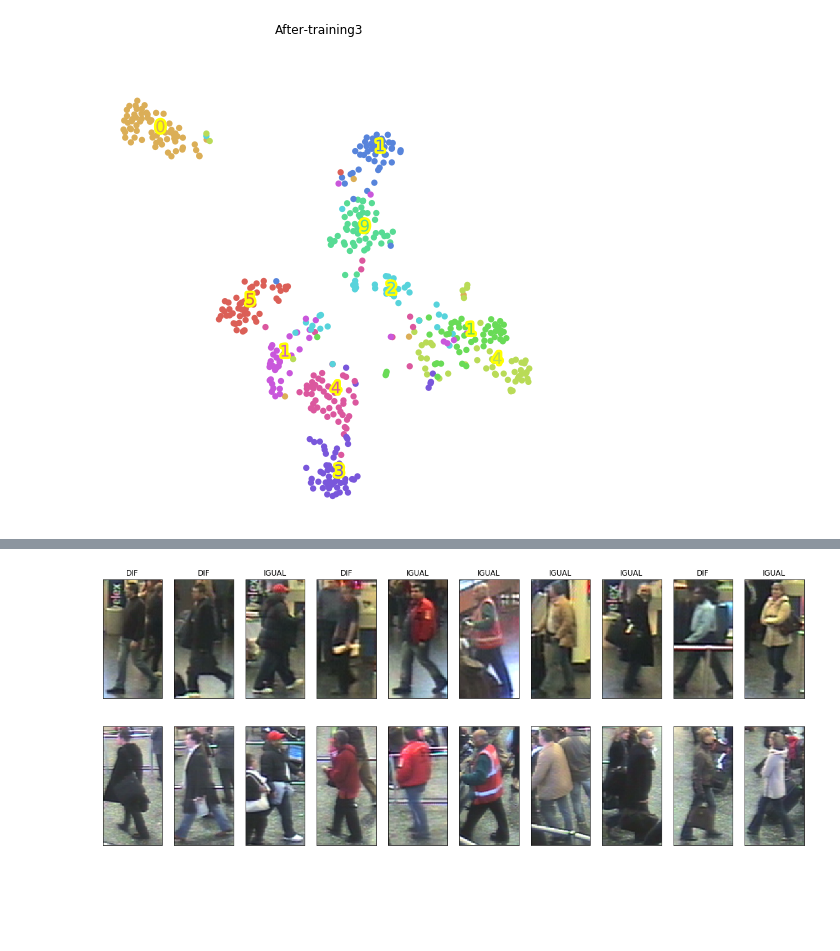
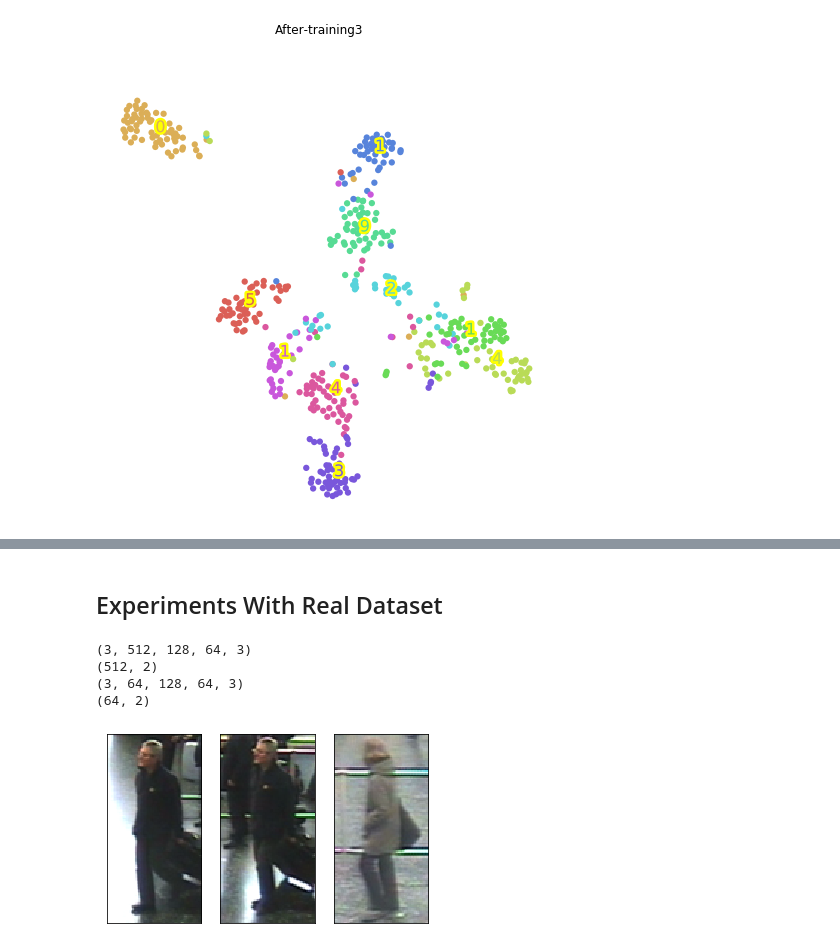
Before and after one commit to jblupus/ammd-siamesas, a Jupyter notebook: AMMD2_Siamesas_01.ipynb, the cells around one changed output, grey strips where cells are left out. Saved outputs shown, nothing was run; the diff lists cells and outputs as text; code cells hidden in the pictures; blank space fills up the shorter version.

Commit message:
Using real dataset

```diff
--- a/AMMD2_Siamesas_01.ipynb
+++ b/AMMD2_Siamesas_01.ipynb
@@ -368,5 +285,21 @@ plot_sample(X_a_treino/255, X_b_treino/255, y_treino)
-# %%
-plot_sample(X_a_val/255, X_b_val/255, y_val)
-# %% [output]
-[figure, removed]
-[figure, removed]
+# %% [markdown]
+## Experiments With Real Dataset
+# %%
+from tripplet_data import data_generator
+
+X_train, Y_train = data_generator('datasets/airport-alunos/treino/', 512)
+X_val, Y_val = data_generator('datasets/airport-alunos/val/', 64)
+# %%
+print(np.array(X_train).shape)
+print(Y_train.shape)
+print(np.array(X_val).shape)
+print(Y_val.shape)
+
+from dataset_utils import show_side_by_side
+show_side_by_side(np.array([X_train[i][0] for i in range(3)]))
+# %% [output]
+(3, 512, 128, 64, 3)
+(512, 2)
+(3, 64, 128, 64, 3)
+(64, 2)
+[figure, added]
```
Also changed, not shown: parts of 16 cells of this notebook, 4 other files.
